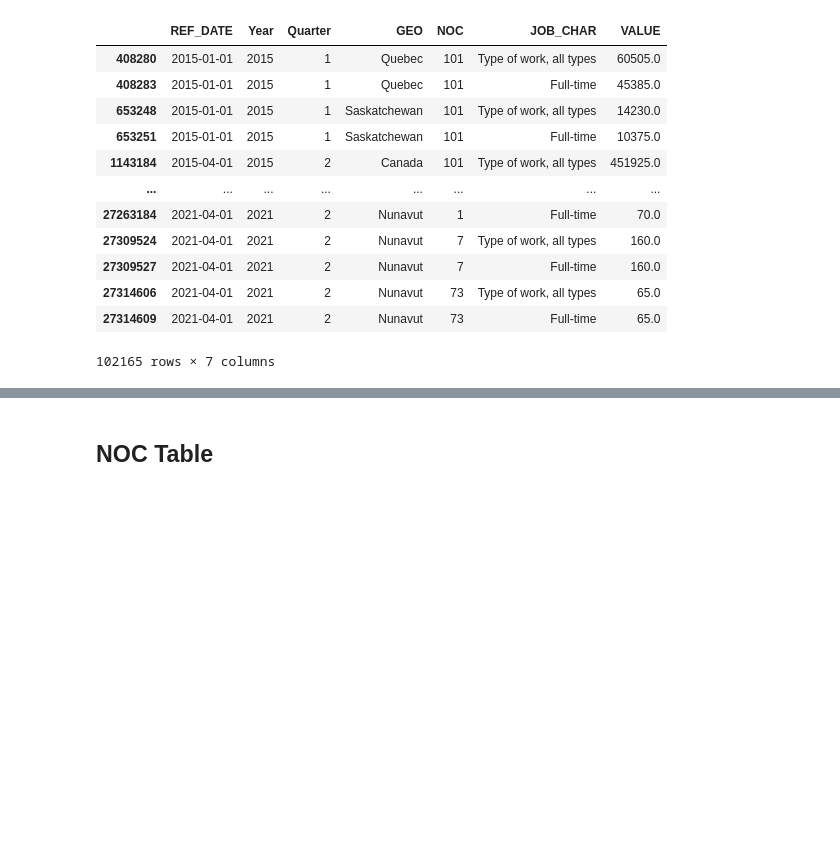
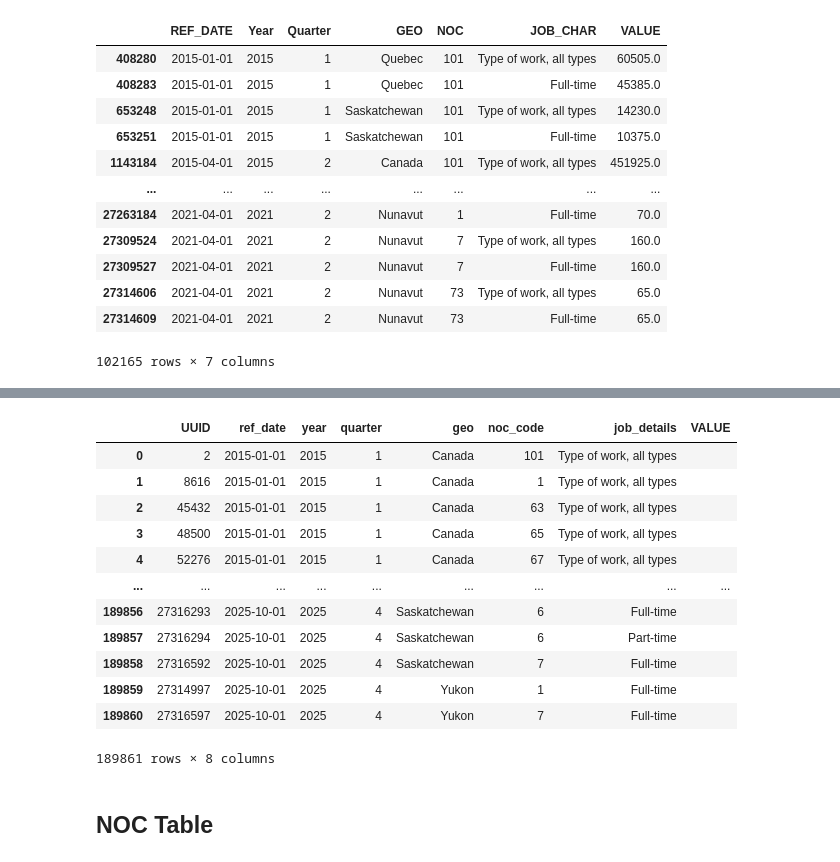
Before and after one commit to alecngai/Predicting_Canadian_Job_Vacancies, a Jupyter notebook: Database/Data_Cleanse_for_DBLoad_with_UUID_toSQL.ipynb, the cells around one changed output, grey strips where cells are left out. Drawn from its saved outputs; the diff is of its cells as text; code cells hidden in the pictures; blank space fills up the shorter version.

```diff
--- a/Database/Data_Cleanse_for_DBLoad_with_UUID.ipynb
+++ b/Database/Data_Cleanse_for_DBLoad_with_UUID_toSQL.ipynb
@@ -198,0 +230,4 @@ df_vac
+# %%
+df_vacan= pd.merge(df_vac, uuid_df, on= 'composition', how='right')
+df_vacan.fillna('')
+df_vacan.sample(n=3)
@@ -199 +239,19 @@ df_vac
+# %%
+# df["VALUE"] = df["VALUE"].astype(int) # "Year", "Quarter", "GEO", "NOC", "JOB_CHAR", "composition"
+df_vacan=df_vacan[["UUID", "ref_date", "year", "quarter", "geo", "noc_code", "job_details","VALUE"]]
+df_vacan.fillna('')
+# %% [output]
+|  | UUID | ref_date | year | quarter | geo | noc_code | job_details | VALUE |
+| 0 | 2 | 2015-01-01 | 2015 | 1 | Canada | 101 | Type of work, all types |  |
+| 1 | 8616 | 2015-01-01 | 2015 | 1 | Canada | 1 | Type of work, all types |  |
+| 2 | 45432 | 2015-01-01 | 2015 | 1 | Canada | 63 | Type of work, all types |  |
+| 3 | 48500 | 2015-01-01 | 2015 | 1 | Canada | 65 | Type of work, all types |  |
+| 4 | 52276 | 2015-01-01 | 2015 | 1 | Canada | 67 | Type of work, all types |  |
+| ... | ... | ... | ... | ... | ... | ... | ... | ... |
+| 189856 | 27316293 | 2025-10-01 | 2025 | 4 | Saskatchewan | 6 | Full-time |  |
+| 189857 | 27316294 | 2025-10-01 | 2025 | 4 | Saskatchewan | 6 | Part-time |  |
+| 189858 | 27316592 | 2025-10-01 | 2025 | 4 | Saskatchewan | 7 | Full-time |  |
+| 189859 | 27314997 | 2025-10-01 | 2025 | 4 | Yukon | 1 | Full-time |  |
+| 189860 | 27316597 | 2025-10-01 | 2025 | 4 | Yukon | 7 | Full-time |  |
+189861 rows × 8 columns
 # %%
```
Also changed, not shown: parts of 6 cells of this notebook.
